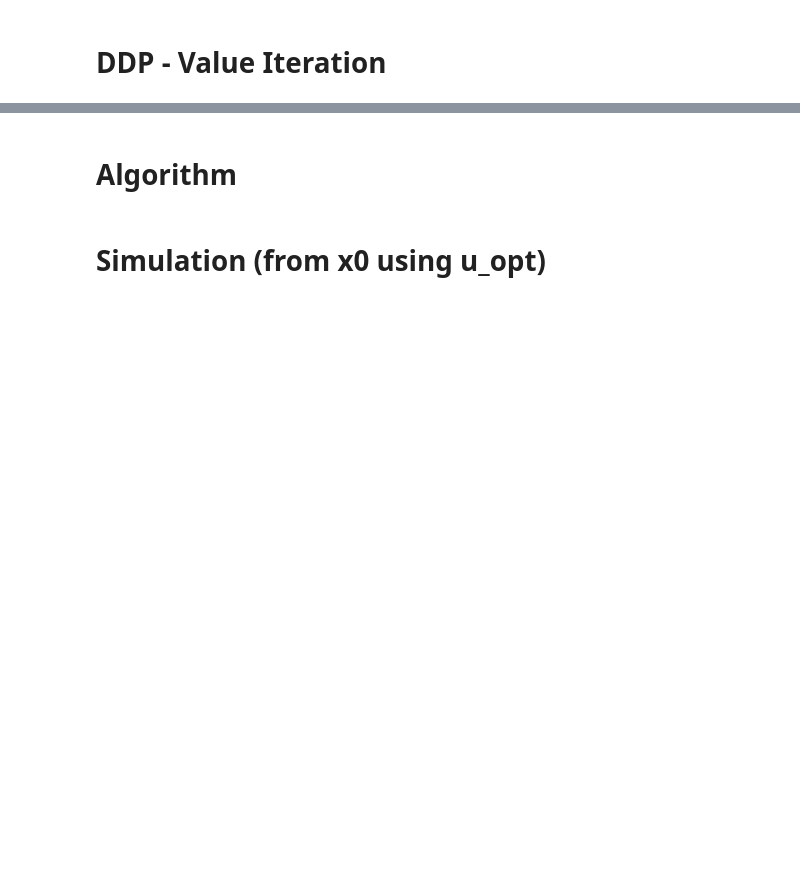
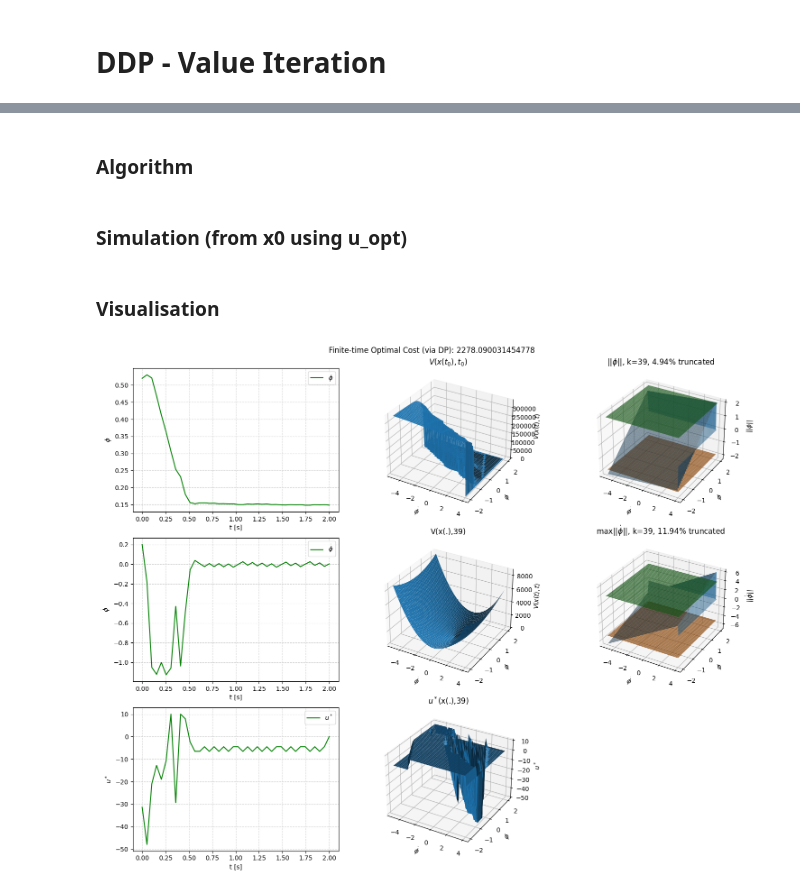
Before and after one commit to lmartim4/RO01, a Jupyter notebook: Cours5/lucas_de-oliveira-martim-5-01.ipynb, the cells around one changed output, grey strips where cells are left out. Drawn from its saved outputs; the diff is of its cells as text; code cells hidden in the pictures; blank space fills up the shorter version.

```diff
--- a/Cours5/lucas_de-oliveira-martim-5-01.ipynb
+++ b/Cours5/lucas_de-oliveira-martim-5-01.ipynb
@@ -68,24 +68,30 @@ ValueError: not enough values to unpack (expected 2, got 1)
 # %% [markdown]
-# Algorithm
+### Algorithm
 # %%
-
 for k in range(N-1,depth,-1):
     for i in range(0,Phidot.shape[0]-1):
         for j in range(0,Phi.shape[1]-1):
-            L = ...
-            newPhi = ...
-            newPhidot = Phidot[i,j] + (3*g/(2*l)*Phi[i,j] + 3/(m * l**2)*U) * dt
+            # Calculate instant cost for each control
+            L = Q[0][0] * Phi[i,j]**2 + Q[1][1] * Phidot[i,j]**2 + R * U**2
+
+            #Predict next state for each control.
+            newPhi = Phi[i,j] + Phidot[i,j]*dt
+            newPhidot = Phidot[i,j] + (v1*Phi[i,j] + v2*U) * dt
+
+            # New grid index for each state
             i_newPhi = lookup(Phi[0,:],newPhi) # naive interpolation
             i_newPhidot = lookup(Phidot[:,0],newPhidot)
             i_U = range(0,U.size)
             errPhi[i,j] = newPhi # truncated dynamics
             errPhidot[i,j] = max(newPhidot)
+
             # make sure admissible state/control combinations exist
             if (i_newPhi.size != 0 and i_newPhidot.size != 0):
-                i_U, V[i,j,k-1] = ...
+                #bellman equation to find minimal cost controll.
+                i_U, V[i,j,k-1] = min(enumerate(L[i_U] + V[i_newPhidot, i_newPhi, k]), key=lambda x : x[1])
             else:
                 i_U, V[i,j,k-1] = lookup(U,nullCtr)[0][0], V[i,j,k] + infStValInc
             u_opt[i,j,k-1] = U[i_U] # i_U should be a singleton list
 # %% [markdown]
-# Simulation (from x0 using u_opt)
+### Simulation (from x0 using u_opt)
 # %%
@@ -153,0 +111,56 @@ fig.show()
+# %% [markdown]
+### Visualisation
+# %%
+fig, ax = pt.subplots(3,3, figsize=(15,12))
+
+Vx0 = V[lookup(Phidot[:,0],x0[1])[0], lookup(Phi[0,:],x0[0])[0], 0]
+invalPhi = 100 * np.where(np.logical_or(errPhi[:,:] > Phi[1,-1], errPhi[:,:] < Phi[1,1]))[0].size \
+    / (Phi[:,1].size * Phidot[1,:].size)
+invalPhidot = 100 * np.where(np.logical_or(errPhidot[:,:] > Phidot[-1,1], errPhidot[:,:] < Phidot[1,1]))[0].size \
+    / (Phi[:,1].size * Phidot[1,:].size)
+
+ax[0,0].plot(T, x[:,0], 'g-', label=r'$\phi$')
+ax[0,0].set(xlabel=r't [s]', ylabel=r'$\phi$')
+ax[1,0].plot(T, x[:,1], 'g-', label=r'$\dot\phi$')
+ax[1,0].set(xlabel=r't [s]', ylabel=r'$\dot\phi$')
+ax[2,0].plot(T, u, 'g-', label=r'$u^*$')
+ax[2,0].set(xlabel=r't [s]', ylabel=r'$u^*$')
+
+ax1 = fig.add_subplot(3,3,2, projection='3d')
+ax1.plot_surface(Phidot, Phi, V[:,:,1])
+ax1.set(xlabel=r'$\dot\phi$', ylabel=r'$\phi$', zlabel=r'$V(x(t),t)$', title=r'$V(x(t_0),t_0)$')
+ax1.plot(x0[1], x0[0], Vx0, marker='*')
+
+kp = N-1
+ax2 = fig.add_subplot(3,3,5, projection='3d')
+ax2.plot_surface(Phidot, Phi, V[:,:,kp])
+ax2.set(xlabel=r'$\dot\phi$', ylabel=r'$\phi$', zlabel=r'$V(x(t),t)$', title=f'V(x(.),{kp})')
+
+ax3 = fig.add_subplot(3,3,8, projection='3d')
+ax3.plot_surface(Phidot, Phi, u_opt[:,:,depth])
+ax3.set(xlabel=r'$\dot\phi$', ylabel=r'$\phi$', zlabel=r'$u^*$', title=f'$u^*$(x(.),{kp})')
+
+ax4 = fig.add_subplot(3,3,3, projection='3d')
+ax4.plot_surface(Phidot, Phi, errPhi, alpha=.5, label=r'$||\phi||$')
+ax4.set(xlabel=r'$\dot\phi$', ylabel=r'$\phi$', zlabel=r'$||\phi||$',
+        title=f'$||\phi||$, k={kp}, {invalPhi:.2f}% truncated')
+ax4.plot_surface(Phidot, Phi, np.ones((Phidot.shape[0], Phi.shape[1]))*Phi[1,1], alpha=.7)
+ax4.plot_surface(Phidot, Phi, np.ones((Phidot.shape[0], Phi.shape[1]))*Phi[-1,-1], alpha=.7)
+
+ax5 = fig.add_subplot(3,3,6, projection='3d')
+ax5.plot_surface(Phidot, Phi, errPhidot, alpha=.5, label=r'$||\dot\phi||$')
+ax5.set(xlabel=r'$\dot\phi$', ylabel=r'$\phi$', zlabel=r'$||\dot\phi||$',
+        title=f'$\max||\dot\phi||$, k={kp}, {invalPhidot:.2f}% truncated')
+ax5.plot_surface(Phidot, Phi, np.ones((Phidot.shape[0], Phi.shape[1]))*Phidot[1,1], alpha=.7)
+ax5.plot_surface(Phidot, Phi, np.ones((Phidot.shape[0], Phi.shape[1]))*Phidot[-1,-1], alpha=.7)
+
+for i in range(ax.shape[0]):
+    ax[i,0].grid(color='lightgray', linestyle='--')
+    ax[i,0].legend()
+    ax[i,1].axis('off')
+    ax[i,2].axis('off')
+fig.suptitle(f'Finite-time Optimal Cost (via DP): {Vx0}')
+pt.tight_layout()
+pt.show()
+# %% [output]
+[figure, added]
```
Also changed, not shown: parts of 6 cells of this notebook, 11 other files.
